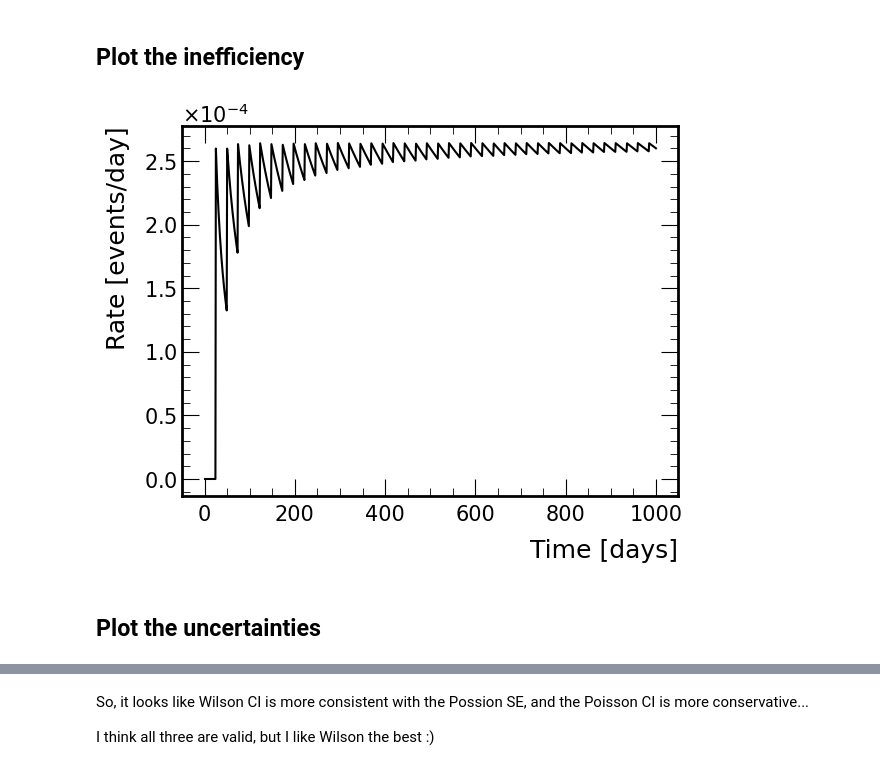
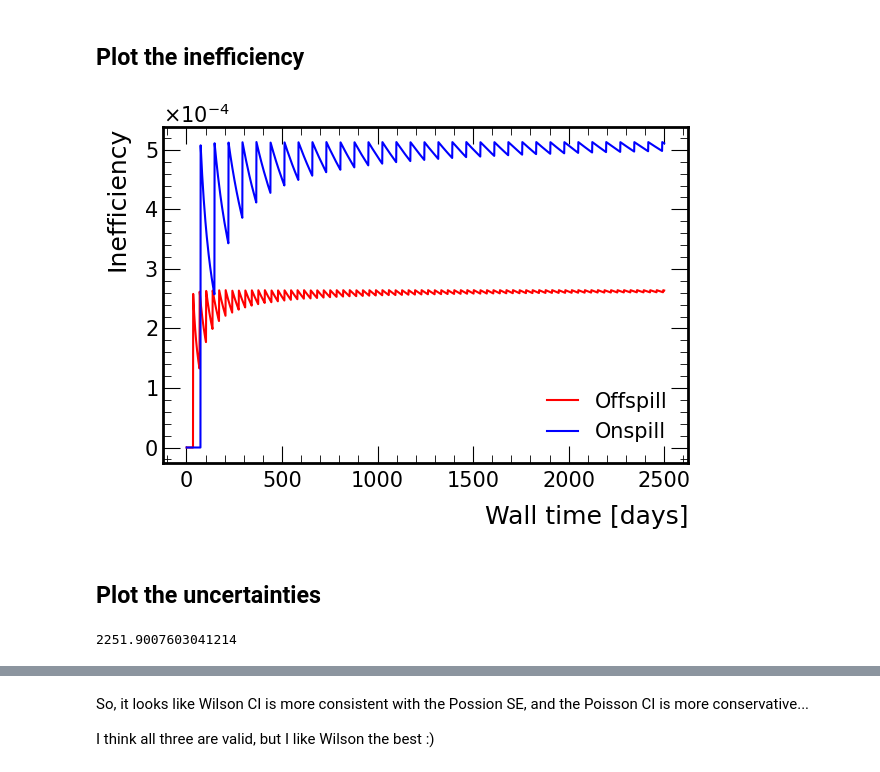
Before and after one commit to victordorojan/mu2e_cosmic_ana, a Jupyter notebook: ana/models/livetime_sanity_check.ipynb, the cells around one changed output, grey strips where cells are left out. Cells and saved outputs as stored; diff of their text form; code cells hidden in the pictures.

```diff
--- a/ana/models/livetime_sanity_check.ipynb
+++ b/ana/models/livetime_sanity_check.ipynb
@@ -129,0 +142,18 @@ plt.show()
+# %%
+N_b_t_off = np.array(rate_b_off * t).astype(int)
+N_ce_t_off = np.array(rate_ce_off * t).astype(int)
+
+N_b_t_on = np.array(rate_b_on * t).astype(int)
+N_ce_t_on = np.array(rate_ce_on * t).astype(int)
+
+
+fig, ax = plt.subplots(figsize=(8,6))
+ax.plot(t, N_ce_t_off, label="Offspill CE-like", color="r")
+ax.plot(t, N_ce_t_on, label="Onspill CE-like", linestyle="--", color="r")
+ax.plot(t, N_b_t_off, label="Offspill unvetoed", color="b")
+ax.plot(t, N_b_t_on, label="Onspill unvetoed", linestyle="--", color="b")
+ax.set_xlabel("Wall time [days]")
+ax.set_ylabel("Events")
+ax.set_yscale("log")
+ax.legend()
+plt.show()
@@ -131,16 +163,20 @@ plt.show()
 ## Plot the inefficiency
 # %%
 # Calcuate the inefficency
-ineff_int = N_b_t  / N_ce_t
+ineff_off = N_b_t_off  / N_ce_t_off
+ineff_on = N_b_t_on  / N_ce_t_on
 
 fig, ax = plt.subplots()
-ax.plot(t, ineff_int, color="black")
-ax.set_xlabel("Time [days]")
-ax.set_ylabel("Rate [events/day]")
+ax.plot(t, ineff_off, label="Offspill")
+ax.plot(t, ineff_on, label="Onspill")
+ax.set_xlabel("Wall time [days]")
+ax.set_ylabel("Inefficiency")
 ax.ticklabel_format(style='scientific', axis='y', scilimits=(0,0), useMathText=True)
+ax.legend()
+plt.tight_layout()
 plt.show()
 # %% [output]
-[figure, old version]
+[figure, new version]
 # %% [markdown]
 ## Plot the uncertainties
 # %%
@@ -177,0 +228,4 @@ wilson_target_time = get_target_time(t, wilson_unc)
+# %%
+poisson_ci_target_time_on
+# %% [output]
+2251.9007603041214
```
Also changed, not shown: parts of 11 cells of this notebook.
